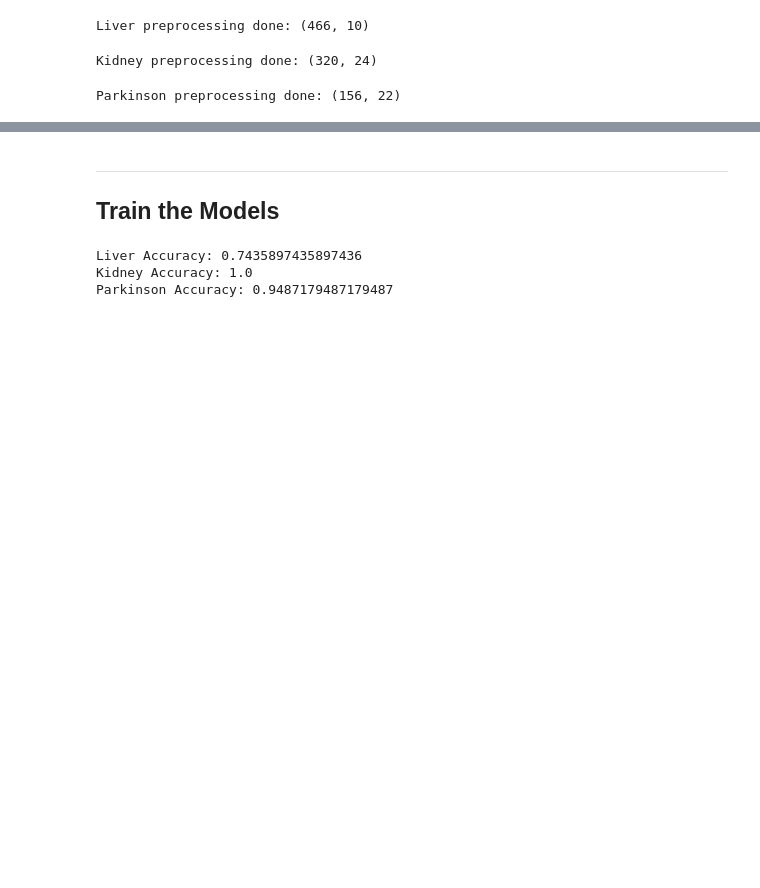
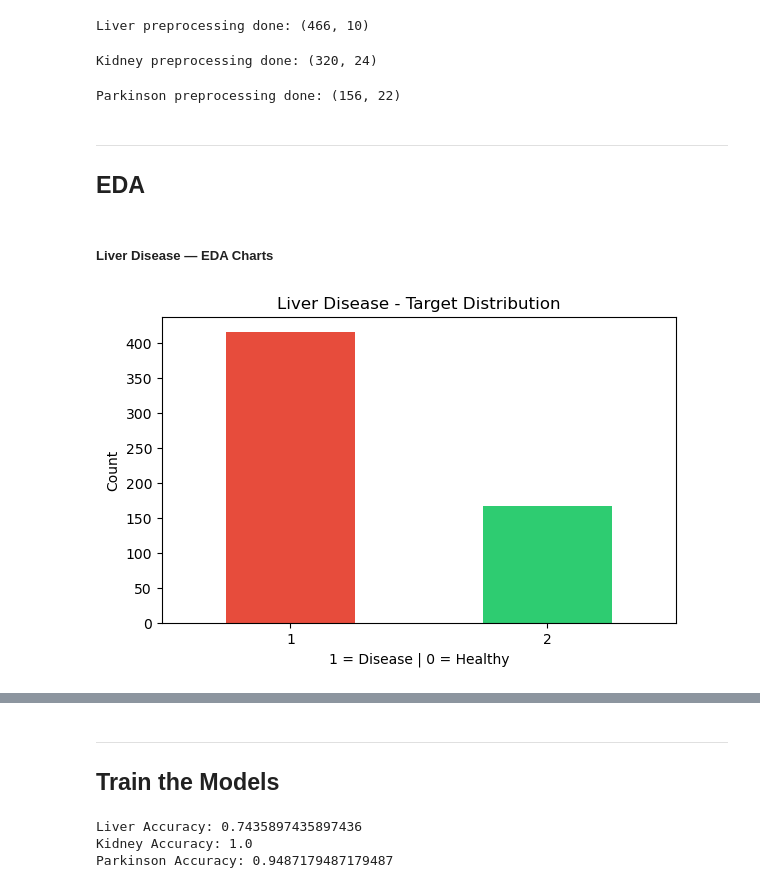
Before and after one commit to AlavanRaja/Multiple-Disease-Prediction, a Jupyter notebook: notebooks/model_training.ipynb, the cells around one changed output, grey strips where cells are left out. Drawn from its saved outputs; the diff is of its cells as text; code cells hidden in the pictures; blank space fills up the shorter version.

```diff
--- a/notebooks/model_training.ipynb
+++ b/notebooks/model_training.ipynb
@@ -104,3 +102,6 @@ X_train_p, X_test_p, y_train_p, y_test_p = train_test_split(
 print("Parkinson preprocessing done:", X_train_p.shape)
 # %% [output]
 Parkinson preprocessing done: (156, 22)
+# %% [markdown]
+---
+## EDA
@@ -106,0 +111,13 @@ Parkinson preprocessing done: (156, 22)
+# %% [markdown]
+##### Liver Disease — EDA Charts
+# %%
+plt.figure(figsize=(6,4))
+liver_df['Dataset'].value_counts().plot(kind='bar', color=['#e74c3c','#2ecc71'])
+plt.title('Liver Disease - Target Distribution')
+plt.xlabel('1 = Disease | 0 = Healthy')
+plt.ylabel('Count')
+plt.xticks(rotation=0)
+plt.tight_layout()
+plt.show()
+# %% [output]
+[figure, added]
```
Also changed, not shown: parts of 18 cells of this notebook.
